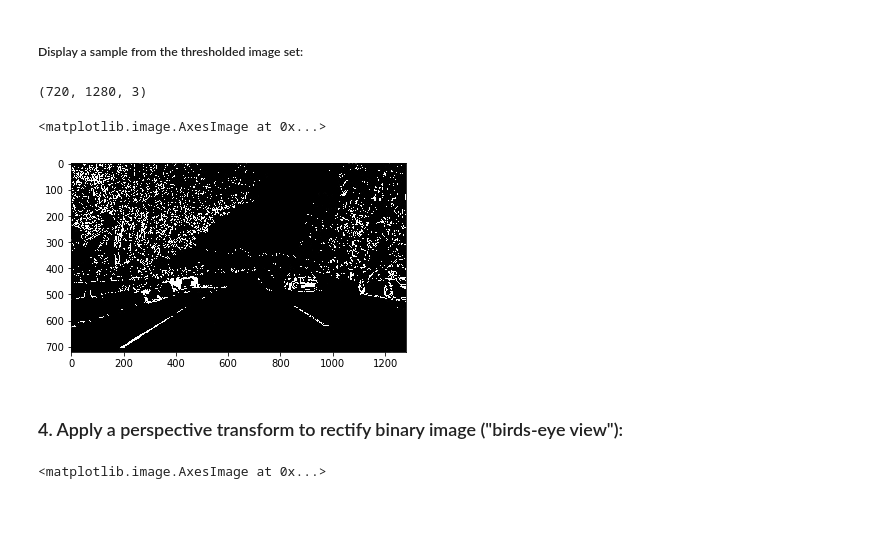
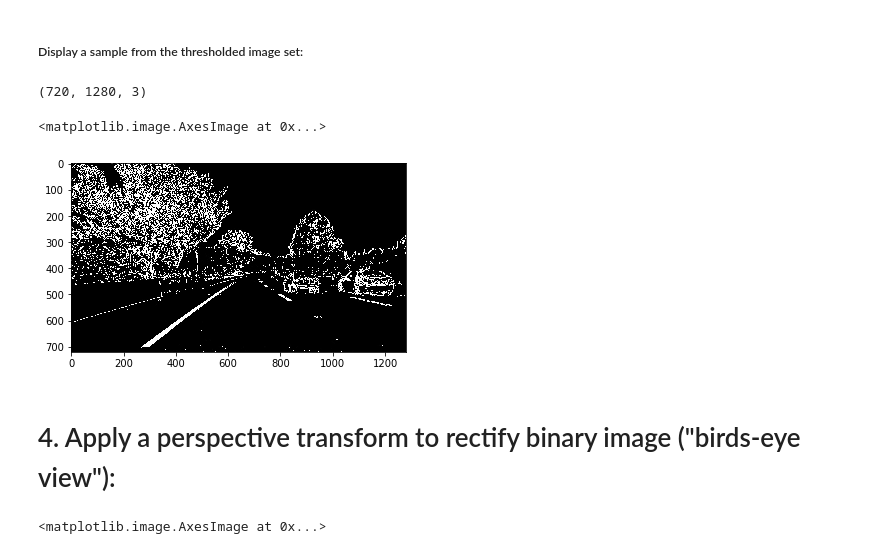
Before and after one commit to pionoor/CarND-Advanced-Lane-Lines, a Jupyter notebook: main.ipynb, the cells around one changed output. Saved outputs shown, nothing was run; the diff lists cells and outputs as text; code cells hidden in the pictures; blank space fills up the shorter version.

```diff
--- a/main.ipynb
+++ b/main.ipynb
@@ -93,17 +96,17 @@ Done!
 # %%
 
 inputPath = 'output_images/thresholded/'
 
 imgPathList = glob.glob(outputPath + '*.jpg')
-thresholdImg = cv2.imread(imgPathList[1])
+thresholdImg = cv2.imread(imgPathList[0])
 print(thresholdImg.shape)
 plt.figure()
-plt.imshow(thresholdImg)
+plt.imshow(thresholdImg[:,:,2], cmap='gray')
 # %% [output]
 (720, 1280, 3)
 <matplotlib.image.AxesImage at 0x...>
-[figure, old version]
+[figure, new version]
 # %% [markdown]
-### 4. Apply a perspective transform to rectify binary image ("birds-eye view"):
+# 4. Apply a perspective transform to rectify binary image ("birds-eye view"):
 # %%
 # point to draw the polygon.
```
Also changed, not shown: parts of 11 cells of this notebook, 1 other file.
